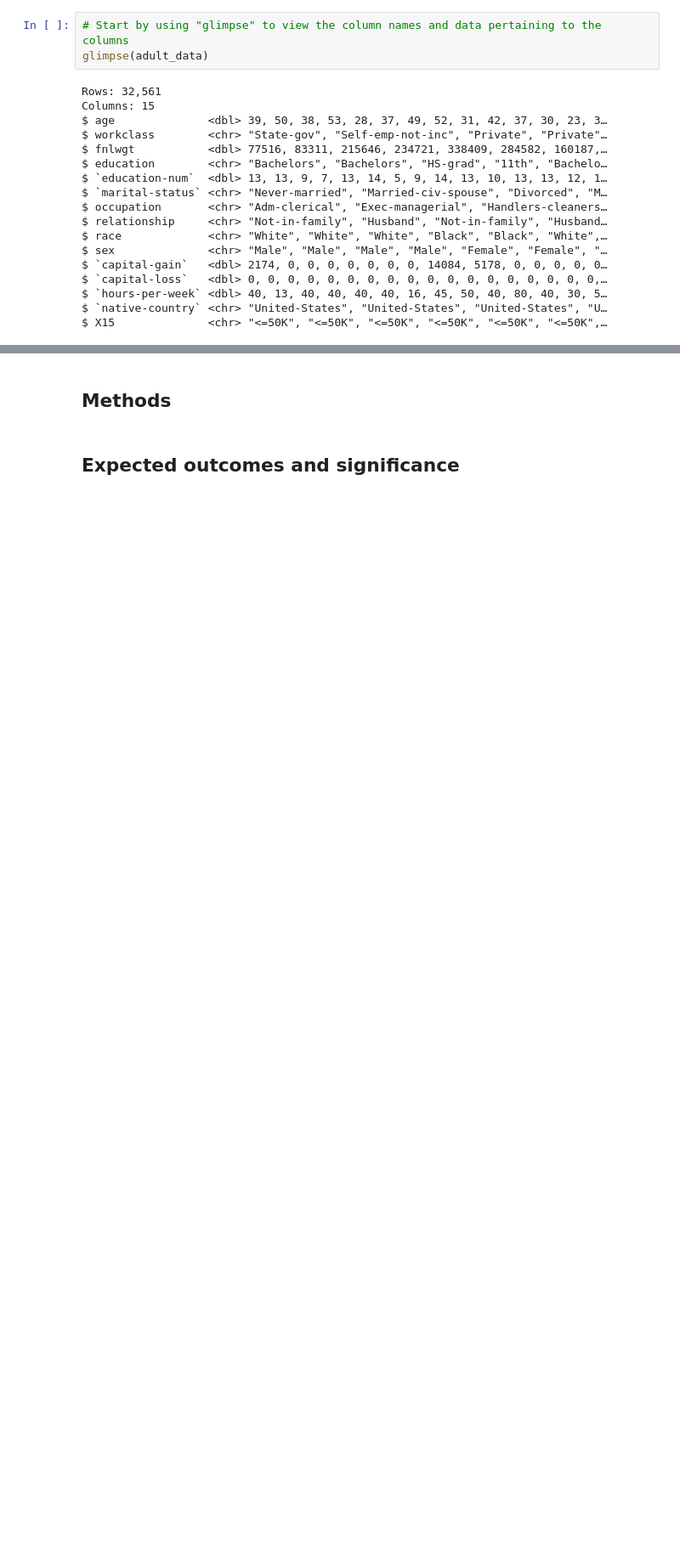
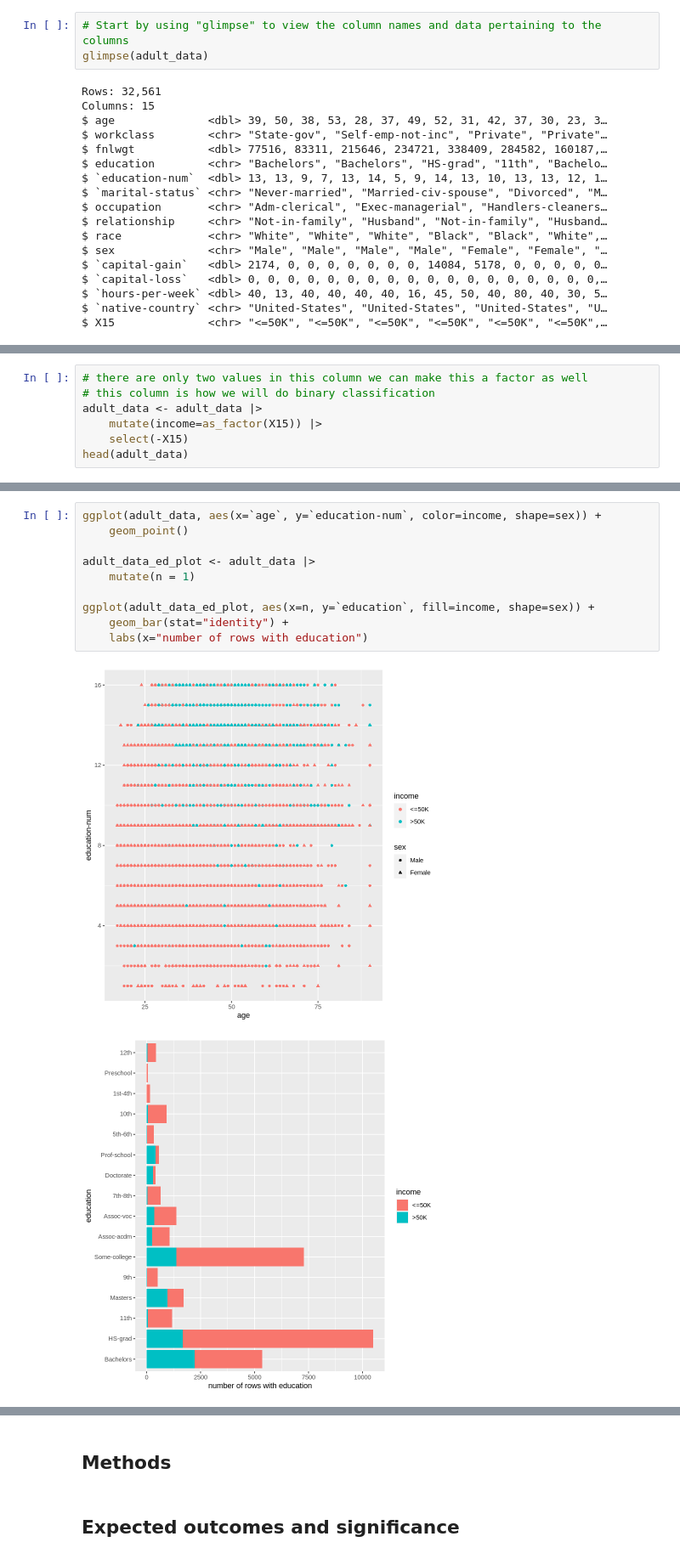
Before and after one commit to Shubhaankar-Sharma/income-category-classifier, a Jupyter notebook: project_group_proposal.ipynb, the cells around one changed output, grey strips where cells are left out. Shown: that part at 85% size. Saved outputs shown, nothing was run; the diff lists cells and outputs as text; blank space fills up the shorter version.

Commit message:
cleaning up + summary tables + some graphs

```diff
--- a/project_group_proposal.ipynb
+++ b/project_group_proposal.ipynb
@@ -162,0 +113,7 @@ ERROR: Error in factor(column, levels = as.character(unique(workclass))): object
+# %%
+# there are only two values in this column we can make this a factor as well
+# this column is how we will do binary classification
+adult_data <- adult_data |>
+    mutate(income=as_factor(X15)) |>
+    select(-X15)
+head(adult_data)
@@ -162,0 +260,13 @@ ERROR: Error in factor(column, levels = as.character(unique(workclass))): object
+# %%
+ggplot(adult_data, aes(x=`age`, y=`education-num`, color=income, shape=sex)) +
+    geom_point()
+
+adult_data_ed_plot <- adult_data |>
+    mutate(n = 1)
+
+ggplot(adult_data_ed_plot, aes(x=n, y=`education`, fill=income, shape=sex)) +
+    geom_bar(stat="identity") +
+    labs(x="number of rows with education")
+# %% [output]
+[figure, added]
+[figure, added]
```
Also changed, not shown: parts of 14 cells of this notebook, 1 other file.
